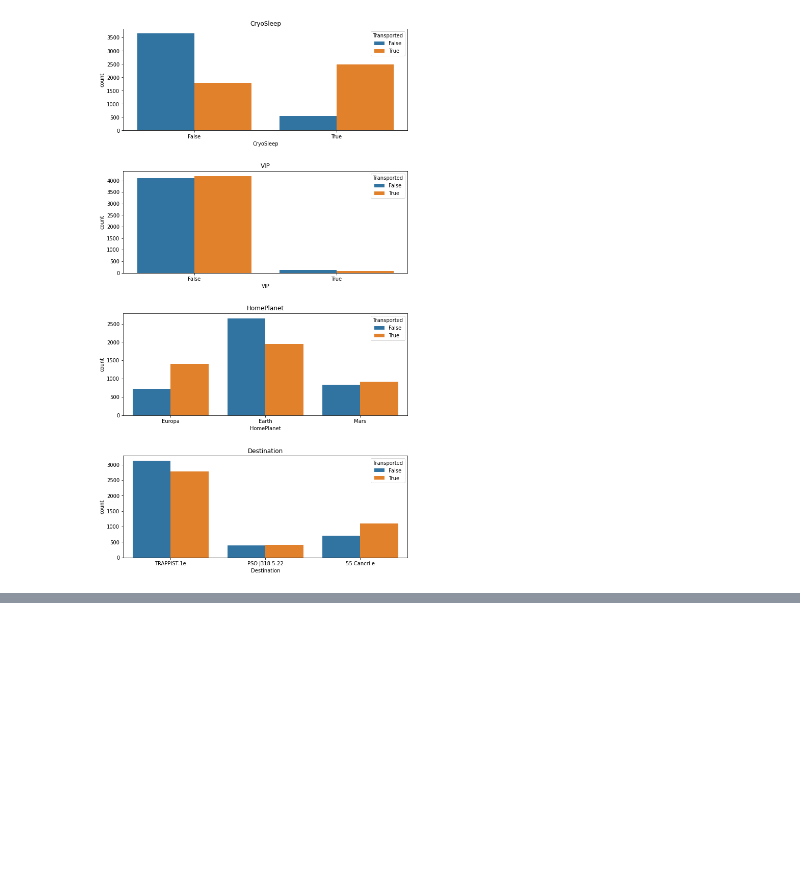
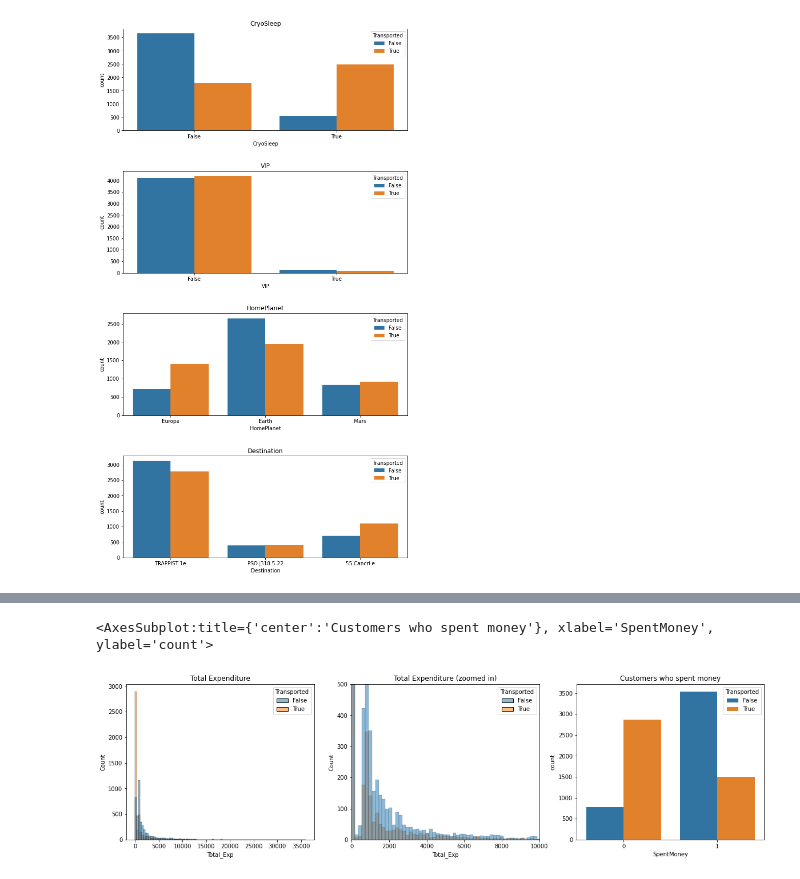
Before and after one commit to danielsaiger1/Data_Analytics, a Jupyter notebook: spaceship-titanic.ipynb, the cells around one changed output, grey strips where cells are left out. Cells and saved outputs as stored; diff of their text form; code cells hidden in the pictures; blank space fills up the shorter version.

```diff
--- a/spaceship-titanic.ipynb
+++ b/spaceship-titanic.ipynb
@@ -290,0 +362,19 @@ for i, var_name in enumerate(cat_feats):
+# %%
+#Plotting the distribution of the new feature
+plt.figure(figsize = (20,5))
+plt.subplot(1,3,1)
+plt.title('Total Expenditure')
+sns.histplot(data = train, x = 'Total_Exp', hue = 'Transported', bins = 100)
+
+plt.subplot(1,3,2)
+plt.title('Total Expenditure (zoomed in)')
+sns.histplot(data = train, x = 'Total_Exp', hue = 'Transported', bins =200)
+plt.xlim([0,10000])
+plt.ylim([0, 500])
+
+plt.subplot(1,3,3)
+plt.title('Customers who spent money')
+sns.countplot(data = train, x = "SpentMoney", hue = 'Transported')
+# %% [output]
+<AxesSubplot:title={'center':'Customers who spent money'}, xlabel='SpentMoney', ylabel='count'>
+[figure, added]
```
Also changed, not shown: parts of 11 cells of this notebook.
